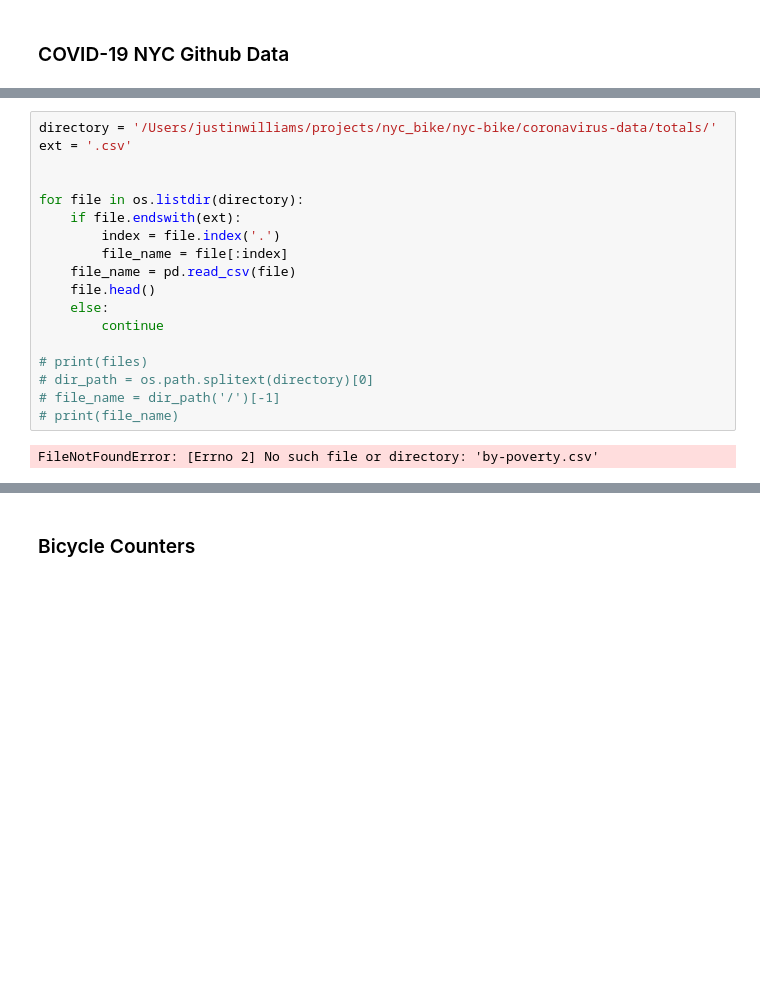
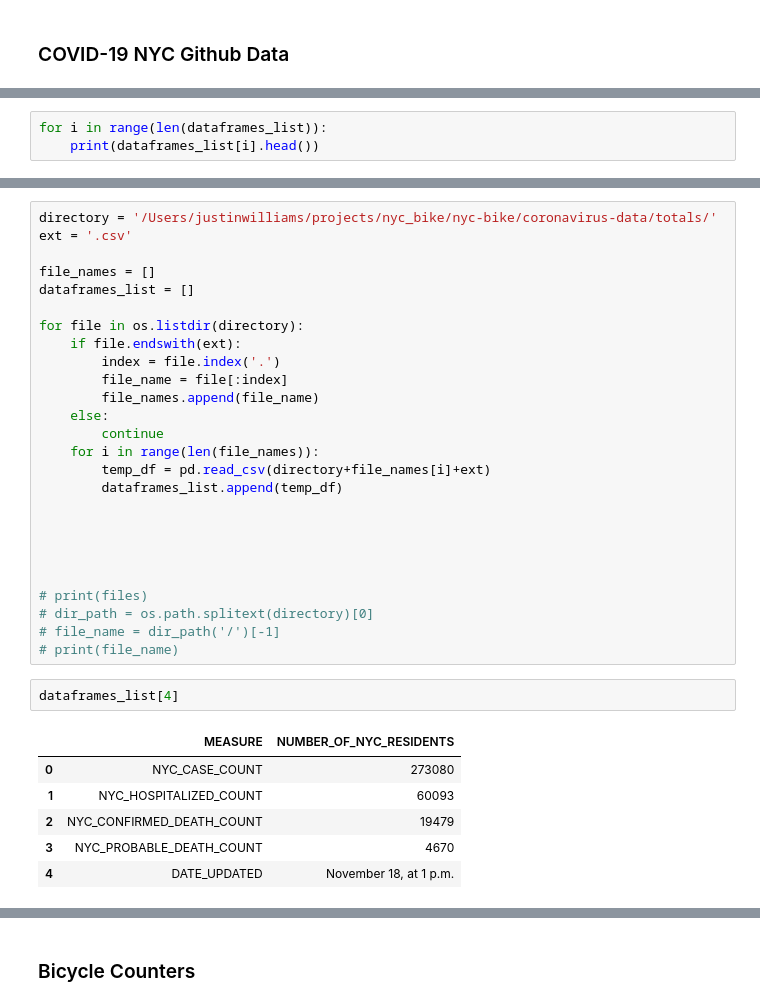
Before and after one commit to justinm0rgan/nyc-bike, a Jupyter notebook: data_gathering.ipynb, the cells around one changed output, grey strips where cells are left out. Cells and saved outputs as stored; diff of their text form; blank space fills up the shorter version.

Commit message:
got function to iterate through all .csv in directory and create unique dataframes, however still want to figure out how to name them appropiately

```diff
--- a/data_gathering.ipynb
+++ b/data_gathering.ipynb
@@ -80,0 +90,3 @@ file_dataframe('.csv', '/Users/justinwilliams/projects/nyc_bike/nyc-bike/coronav
+# %%
+for i in range(len(dataframes_list)):
+    print(dataframes_list[i].head())
@@ -82,22 +112,37 @@ file_dataframe('.csv', '/Users/justinwilliams/projects/nyc_bike/nyc-bike/coronav
 directory = '/Users/justinwilliams/projects/nyc_bike/nyc-bike/coronavirus-data/totals/'
 ext = '.csv'
 
+file_names = []
+dataframes_list = []
 
 for file in os.listdir(directory):
     if file.endswith(ext):
         index = file.index('.')
         file_name = file[:index]
-    file_name = pd.read_csv(file)
-    file.head()
+        file_names.append(file_name)
     else:
         continue
+    for i in range(len(file_names)):
+        temp_df = pd.read_csv(directory+file_names[i]+ext)
+        dataframes_list.append(temp_df)
+
+
+
+
 
 # print(files)
 # dir_path = os.path.splitext(directory)[0]
 # file_name = dir_path('/')[-1]
 # print(file_name)
-# %% [output]
-FileNotFoundError: [Errno 2] No such file or directory: 'by-poverty.csv'
+# %%
+dataframes_list[4]
+# %% [output]
+|  | MEASURE | NUMBER_OF_NYC_RESIDENTS |
+| 0 | NYC_CASE_COUNT | 273080 |
+| 1 | NYC_HOSPITALIZED_COUNT | 60093 |
+| 2 | NYC_CONFIRMED_DEATH_COUNT | 19479 |
+| 3 | NYC_PROBABLE_DEATH_COUNT | 4670 |
+| 4 | DATE_UPDATED | November 18, at 1 p.m. |
 # %%
 %who DataFrame
 # %% [output]
```
Also changed, not shown: parts of 6 cells of this notebook.
